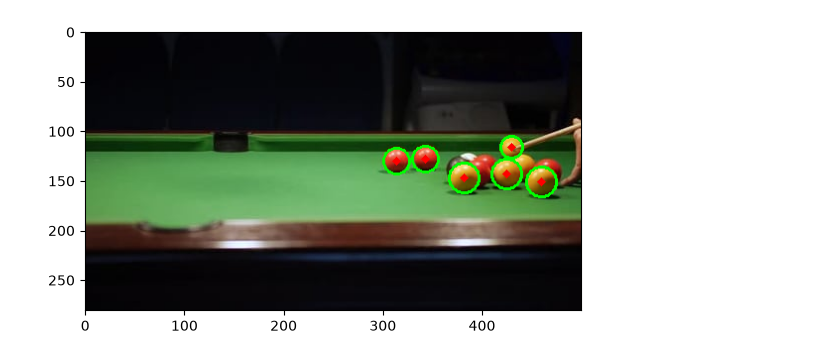
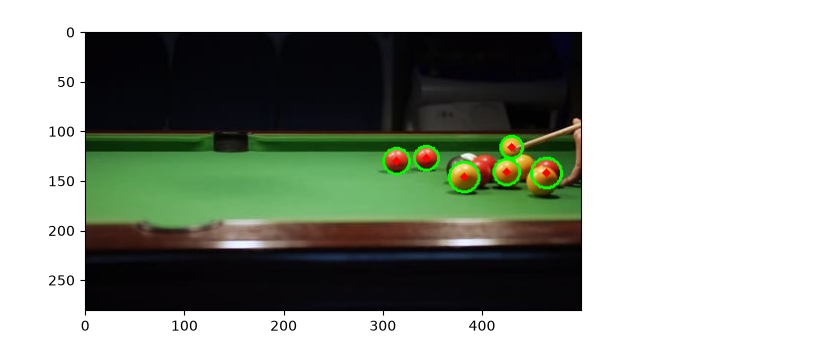
Before and after one commit to anmools/Pool-Winner, a Jupyter notebook: occlusion.ipynb, the cells around one changed output. Drawn from its saved outputs; the diff is of its cells as text; code cells hidden in the pictures.

Commit message:
Occlusion with Hough Circle Detection

```diff
--- a/occlusion.ipynb
+++ b/occlusion.ipynb
@@ -8,36 +8,39 @@ I = cv2.imread("poolTable.png")
 
 # convert to greyscale
 G = cv2.cvtColor(I, cv2.COLOR_BGR2GRAY)
+
+# median blur filtering to reduce noise
+G = cv2.medianBlur(G, 5)
 # %%
 # Detect circles in the greyscale image using Hough Circle Transform
 circles = cv2.HoughCircles(
     G,
     cv2.HOUGH_GRADIENT,
     dp=1.2,
     minDist=25,       # Minimum distance between detected circle centres
-    param1=100,       # Higher threshold for the Canny edge detecto
-    param2=25,        # Threshold for detecting circles
+    param1=100,       # Higher threshold for the Canny edge detector
+    param2=20,        # Threshold for detecting circles
     minRadius=10,     # Minimum expected ball radius
     maxRadius=18      # Maximum expected ball radius
 )
 
 #  copy of the original image to draw the detected circles on
 C = I.copy()
 
 # check if the circles were detected
 if circles is not None:
     circles = np.uint16(np.around(circles))
 
     for x, y, r in circles[0]:
         cv2.circle(C, (x, y), r, (0, 255, 0), 2)
 
         # Draw the detected circle
         cv2.circle(C, (x, y), r, (0, 255, 0), 2)
 
         # Mark the centre of the circle
         cv2.circle(C, (x, y), 2, (0, 0, 255), 3)
 
 plt.imshow(cv2.cvtColor(C, cv2.COLOR_BGR2RGB))
 plt.show()
 # %% [output]
-[figure, old version]
+[figure, new version]
```
Also changed, not shown: 1 other file.
